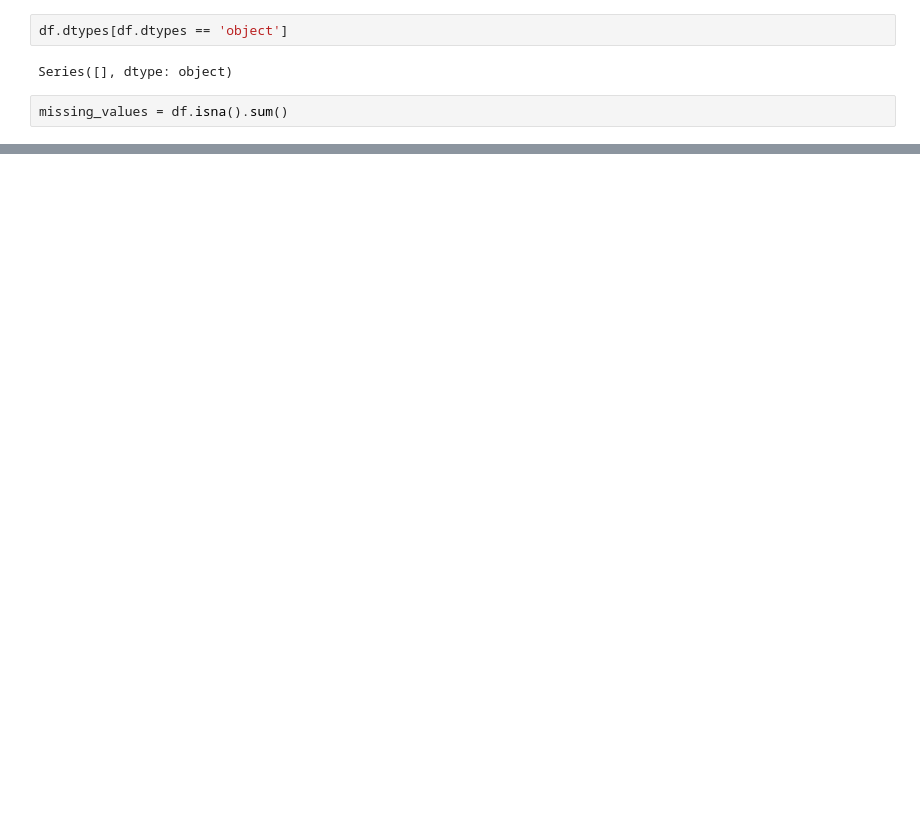
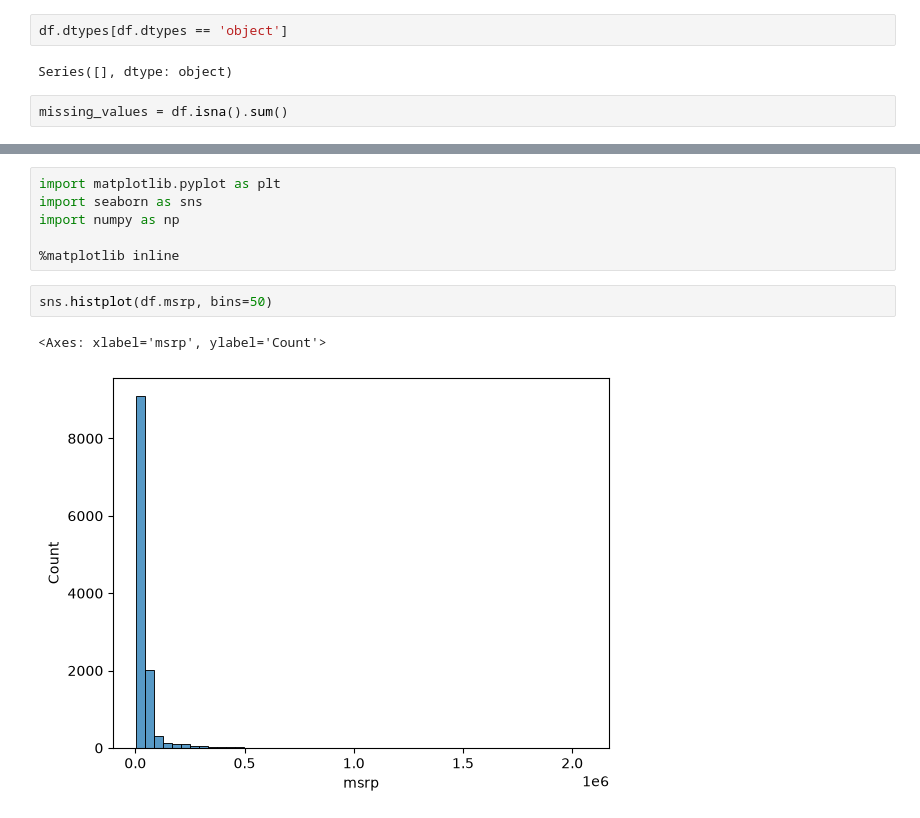
Before and after one commit to Yasserrahim/2026-ML-zoomcamp-homework, a Jupyter notebook: 02- regression/Regression project.ipynb, the cells around one changed output, grey strips where cells are left out. Drawn from its saved outputs; the diff is of its cells as text; blank space fills up the shorter version.

```diff
--- a/02- regression/Regression project.ipynb
+++ b/02- regression/Regression project.ipynb
@@ -89,0 +124,11 @@ np.float64(254.0)
+# %%
+import matplotlib.pyplot as plt
+import seaborn as sns
+import numpy as np
+
+%matplotlib inline
+# %%
+sns.histplot(df.msrp, bins=50)
+# %% [output]
+<Axes: xlabel='msrp', ylabel='Count'>
+[figure, added]
```
Also changed, not shown: parts of 15 cells of this notebook.
